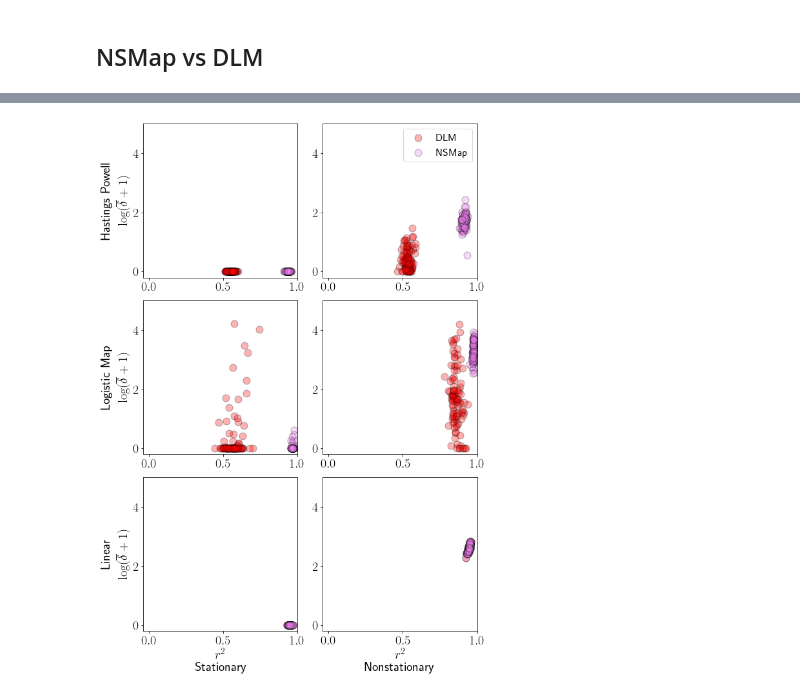
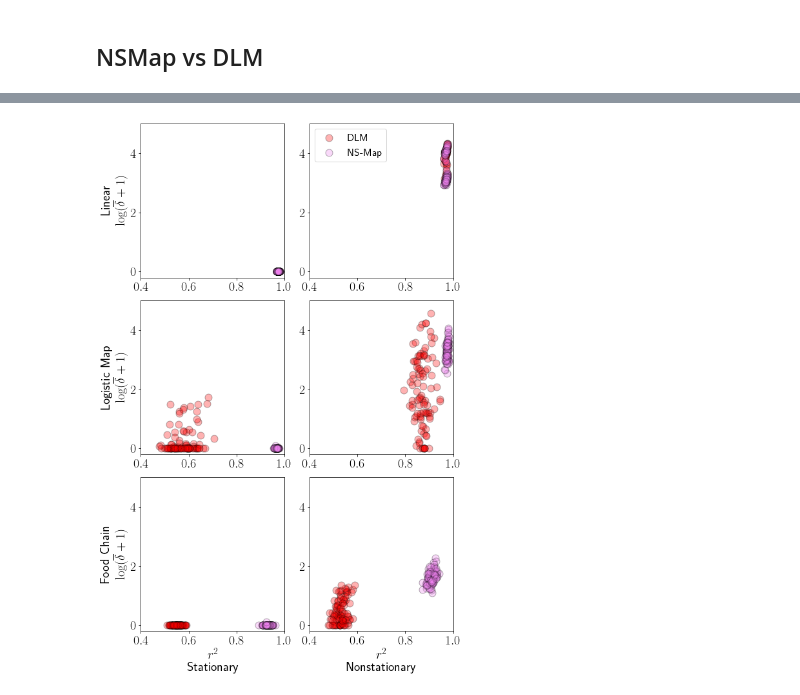
Before and after one commit to kenflat2/Nonlinear-Regression, a Jupyter notebook: Simulation Results Round 1.ipynb, the cells around one changed output, grey strips where cells are left out. Saved outputs shown, nothing was run; the diff lists cells and outputs as text; code cells hidden in the pictures.

```diff
--- a/Simulation Results Round 1.ipynb
+++ b/Simulation Results Round 1.ipynb
@@ -74,2 +66,0 @@ poincare3d(Xr, color_wrt_time=True)
-# %%
-table = np.zeros((1, 6), dtype=np.longdouble)
@@ -335,0 +330,6 @@ array([[0.        , 0.        , 2.89043328, 0.92574699, 0.        ,
+# %%
+stuff_dict = {}
+for i, series in enumerate((statlin, nonstatlin, statlog, nonstatlog)):
+    stuff_dict[i] = compute_delta(series, E_max)
+    delta, theta, r_sqrd = get_delta_agg(series, E_max, return_forecast_skill=True)
+    print(f"delta = {delta}, theta = {theta}, r^2 = {r_sqrd}")
@@ -335,0 +341,7 @@ array([[0.        , 0.        , 2.89043328, 0.92574699, 0.        ,
+# %%
+# with open('NSMap_demonstration.pkl', 'wb') as fp:
+#     pickle.dump(stuff_dict, fp)
+
+with open('NSMap_demonstration.pkl', 'rb') as fp:
+    stuff_dict = pickle.load(fp)
+    # print(stuff_dict)
@@ -482,5 +518,5 @@ vax[0,1].legend()
 # %%
-vfig, vax = plt.subplots(3,2,figsize=(8.5,12))
+vfig, vax = plt.subplots(3,2,figsize=(8,12))
 B=40
 size = 120
 fontsize_axis = 20
@@ -490,40 +526,47 @@ fontsize_text = 20
 text_padding_y = -0.2
 text_padding_x = -0.2
 
-dithering = lambda : rand.normal(0,0.01,100)
+dithering = lambda : rand.normal(0,0.05,100)
 
-for m, model in enumerate(["hp", "l", "lin"]):
-    for s, status in enumerate(["stat","nonstat"]):
-        for a, appr in enumerate(["DLM","NS"]):
-            t3 = locals()[model + "_" + status + "_" + appr]
-            if appr == "DLM":
-                vax[m,s].scatter(t3[:,1],np.log(t3[:,0]+1),
-                                 color="red",s=size,
-                                 edgecolors="black",
-                                 alpha=0.3,label="DLM")
-            else:
-                vax[m,s].scatter(t3[:,1],np.log(t3[:,0]+1),
-                                 color="violet",s=size,
-                                 edgecolors="black",
-                                 alpha=0.3,label="NSMap")
+for m, model in enumerate(["lin", "l", "fc"]):
+    data = locals()[model + "_" + "data"]
+    for s, status in zip([0,2],["none", "fast"]):
+        datap = data[data[:,0] == s]
+        vax[m,min(1,s)].scatter(datap[:,5], np.log(datap[:,4]+1),
+                         color="red",s=size,
+                         edgecolors="black",
+                         alpha=0.3,label="DLM")
+        vax[m,min(1,s)].scatter(datap[:,3], np.log(datap[:,1]+1),
+                         color="violet",s=size,
+                         edgecolors="black",
+                         alpha=0.3,label="NS-Map")
 
-            vax[m,s].set_xlim([-0.04,1])
-            vax[m,s].set_ylim([-0.2,5])
-            vax[m,s].tick_params(axis='both',which='major',
-                                 labelsize=fontsize_ticks)
+        vax[m,min(1,s)].set_xlim([0.4,1])
+        vax[m,min(1,s)].set_ylim([-0.2,5])
+        vax[m,min(1,s)].tick_params(axis='both',which='major',
+                             labelsize=fontsize_ticks)
+
+        if s == 0:
+            print(f"DLM {model} {status} {np.mean(datap[:,4] <= 0.1)}")
+            print(f"NSMap {model} {status} {np.mean(datap[:,1] <= 0.1)}")
+        else:
+            print(f"DLM {model} {status} {np.mean(datap[:,4] > 0.1)}")
+            print(f"NSMap {model} {status} {np.mean(datap[:,1] > 0.1)}")
+
 
 for i in range(3):
     vax[i,0].set_ylabel(r"$\log(\overline{\delta}+1)$",size=fontsize_axis)
 for i in range(2):
     vax[2,i].set_xlabel(r"$r^2$",size=fontsize_axis)
 
-vax[0,0].text(text_padding_y, 0.5, "Hastings Powell", rotation=90,
+
+vax[0,0].text(text_padding_y, 0.5, "Linear", rotation=90,
               verticalalignment="center", horizontalalignment="right",
               transform=vax[0,0].transAxes,size=fontsize_text)
 vax[1,0].text(text_padding_y, 0.5, "Logistic Map", rotation=90,
               verticalalignment="center", horizontalalignment="right",
               transform=vax[1,0].transAxes,size=fontsize_text)
-vax[2,0].text(text_padding_y, 0.5, "Linear", rotation=90,
+vax[2,0].text(text_padding_y, 0.5, "Food Chain", rotation=90,
               verticalalignment="center", horizontalalignment="right",
               transform=vax[2,0].transAxes,size=fontsize_text)
 vax[2,0].text(0.5, text_padding_x, "Stationary",
@@ -532,7 +575,12 @@ vax[2,0].text(0.5, text_padding_x, "Stationary",
 vax[2,1].text(0.5, text_padding_x, "Nonstationary",
               verticalalignment="top", horizontalalignment="center",
               transform=vax[2,1].transAxes,size=fontsize_text)
+# vax[2,2].text(0.5, text_padding_x, "Fast Nonstationary",
+#               verticalalignment="top", horizontalalignment="center",
+#               transform=vax[2,2].transAxes,size=fontsize_text)
 
 vax[0,1].legend(fontsize=16)
 plt.tight_layout()
+# plt.savefig("../Figures/round1_NSMap_vs_DLM.png", dpi=300)
+plt.savefig("../PDF_figures_tables/round1_NSMap_vs_DLM.pdf", format="pdf", bbox_inches="tight")
 # %% [output]
@@ -539 +599 @@ plt.tight_layout()
-[figure, old version]
+[figure, new version]
```
Also changed, not shown: parts of 47 cells of this notebook, 9 other files.
